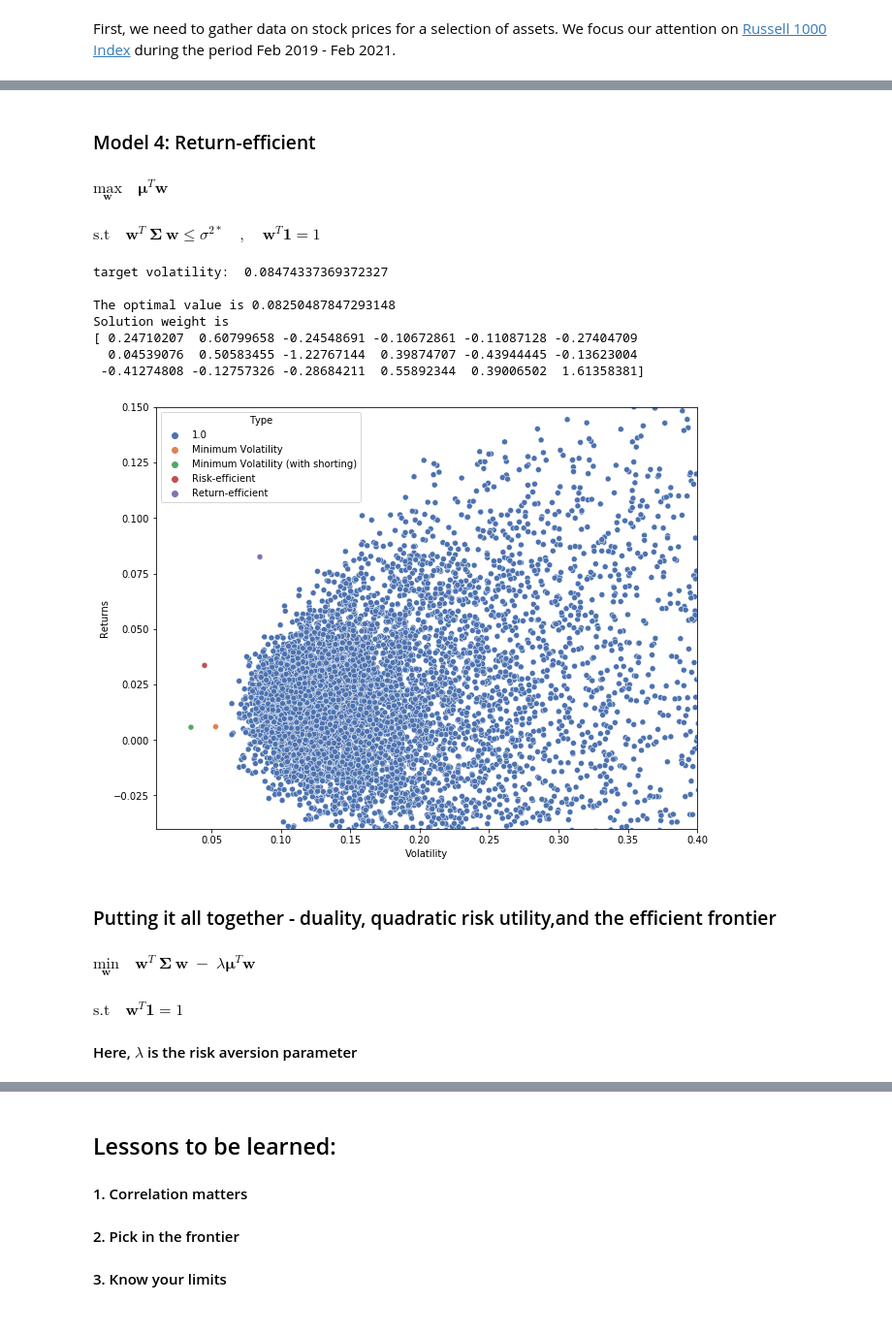
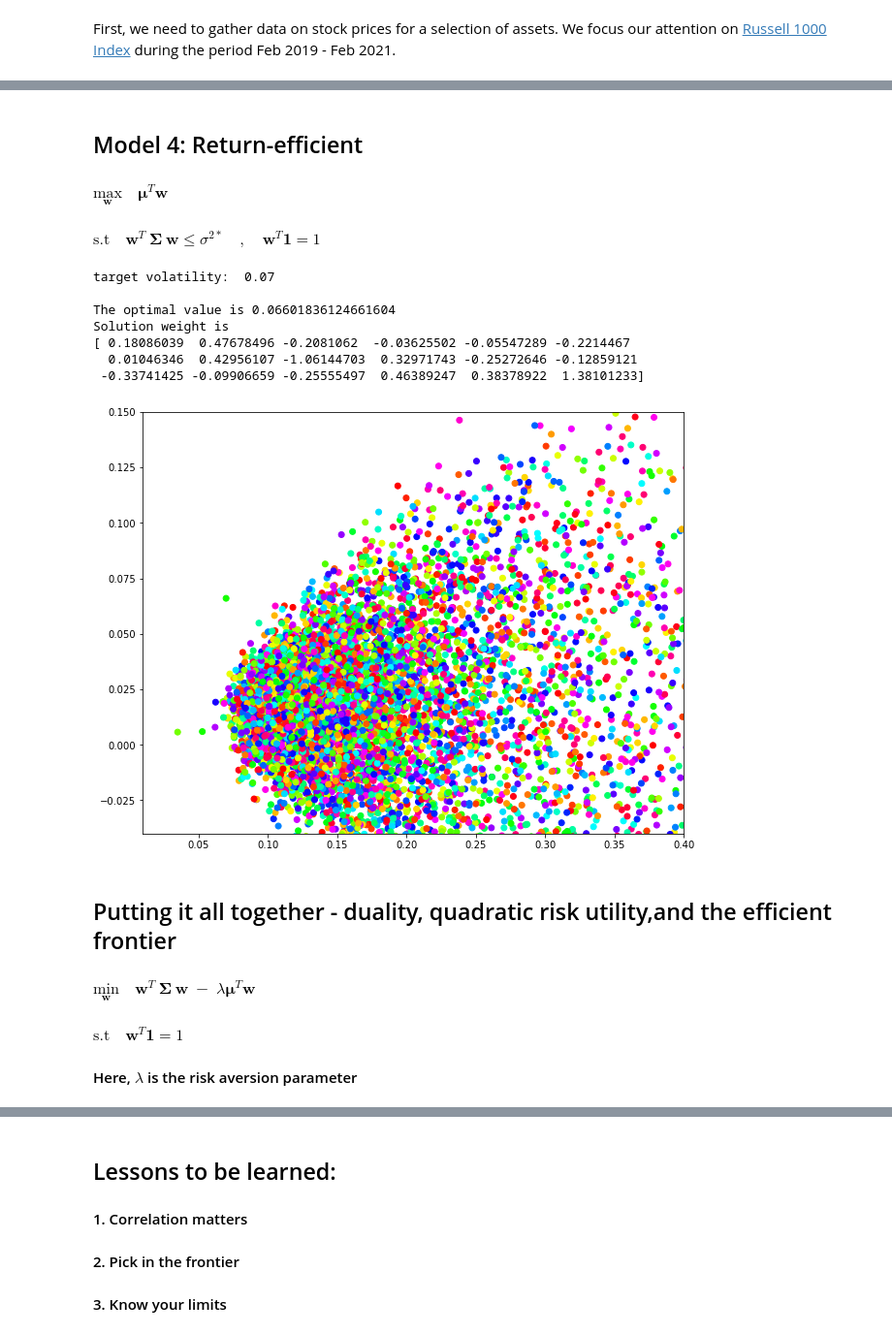
Before and after one commit to patohdzs/getting-them-stonks, a Jupyter notebook: stonks.ipynb, the cells around one changed output, grey strips where cells are left out. Shown at 97% size. Saved outputs shown, nothing was run; the diff lists cells and outputs as text; code cells hidden in the pictures.

```diff
--- a/stonks.ipynb
+++ b/stonks.ipynb
@@ -306,33 +281,0 @@ plt.show()
-# %%
-# Monte Carlo simultions of different portfolios
-p_ret = []
-p_vol = []
-num_portfolios = 10000
-
-for portfolio in range(num_portfolios):
-    weights = 2*np.random.rand(n) - 1
-    weights = weights/np.sum(weights)
-    ret = (ex_returns.to_numpy())@weights
-    vol = (weights@cov_returns@weights)**0.5
-    p_ret.append(ret)
-    p_vol.append(vol)
-simulations = {'Returns': p_ret, 'Volatility': p_vol,
-               'Type': np.ones(num_portfolios)}
-
-simulated_portfolios = pd.DataFrame(simulations)
-
-
-f, axs = plt.subplots(figsize=(12, 8))
-
-
-sns.scatterplot(data=simulated_portfolios,
-                x='Volatility',
-                y='Returns',
-                ax=axs)
-
-plt.gca().add_patch(Polygon(k*(np.array(pts) - cent) + cent,
-                            facecolor=color, alpha=0.2))
-axs.set(xlim=(0.01, 0.4))
-axs.set(ylim=(-0.04, 0.15))
-plt.savefig('figures/fig_7.png')
-plt.show()
@@ -490,11 +399,11 @@ plt.show()
 # %% [markdown]
-### Model 4: Return-efficient
+## Model 4: Return-efficient
 
-#### $ \underset{\mathbf{w}}{\text{max}} \quad \boldsymbol{\mu}^T\!\mathbf{w}$
+#### $\underset{\mathbf{w}}{\text{max}} \quad \boldsymbol{\mu}^T\!\mathbf{w}$
 #### $\textrm{s.t}\quad \mathbf{w}^T\:\boldsymbol{\Sigma} \: \mathbf{w} \leq \sigma^{2*} \quad , \quad \mathbf{w}^T \mathbf{1}=1$
 # %%
 # Defining target volatility in [0,0.1)
-sigma = (random())/10
+sigma = 0.07
 
 # Creating objective function and constraints
 objective = (ex_returns.to_numpy())@w
@@ -511,38 +420,28 @@ print("\nThe optimal value is", problem.value)
 print("Solution weight is")
 print(w.value)
 # %% [output]
-target volatility:  0.08474337369372327
+target volatility:  0.07
 
-The optimal value is 0.08250487847293148
+The optimal value is 0.06601836124661604
 Solution weight is
-[ 0.24710207  0.60799658 -0.24548691 -0.10672861 -0.11087128 -0.27404709
-  0.04539076  0.50583455 -1.22767144  0.39874707 -0.43944445 -0.13623004
- -0.41274808 -0.12757326 -0.28684211  0.55892344  0.39006502  1.61358381]
+[ 0.18086039  0.47678496 -0.2081062  -0.03625502 -0.05547289 -0.2214467
+  0.01046346  0.42956107 -1.06144703  0.32971743 -0.25272646 -0.12859121
+ -0.33741425 -0.09906659 -0.25555497  0.46389247  0.38378922  1.38101233]
 # %%
 weights = w.value
 ret = (ex_returns.to_numpy())@weights
 vol = (weights@cov_returns@weights)**0.5
 simulated_portfolios = simulated_portfolios.append({'Returns': ret,
                                                     'Volatility': vol,
                                                     'Type': 'Return-efficient'}, ignore_index=True)
-f, axs = plt.subplots(figsize=(10, 8))
-sns.scatterplot(data=simulated_portfolios,
-                x='Volatility',
-                y='Returns',
-                ax=axs, hue='Type',
-                palette="deep")
-
-axs.set(xlim=(0.01, 0.4))
-axs.set(ylim=(-0.04, 0.15))
-plt.savefig('figures/fig_11.png')
-plt.show()
+plot_portfolios(simulated_portfolios, funky=True)
 # %% [output]
-[figure, old version]
+[figure, new version]
 # %% [markdown]
-### Putting it all together - duality, quadratic risk utility,and the efficient frontier
+## Putting it all together - duality, quadratic risk utility,and the efficient frontier
 
-#### $ \underset{\mathbf{w}}{\text{min}} \quad \mathbf{w}^T\:\boldsymbol{\Sigma} \: \mathbf{w} \; - \; \lambda \boldsymbol{\mu}^T\!\mathbf{w}$
-#### $\textrm{s.t} \quad \mathbf{w}^T \mathbf{1}=1 $
+#### $\underset{\mathbf{w}}{\text{min}} \quad \mathbf{w}^T\:\boldsymbol{\Sigma} \: \mathbf{w} \; - \; \lambda \boldsymbol{\mu}^T\!\mathbf{w}$
+#### $\textrm{s.t} \quad \mathbf{w}^T \mathbf{1}=1$
 
 
 #### Here, $\lambda$ is the risk aversion parameter
```
Also changed, not shown: parts of 51 cells of this notebook.
